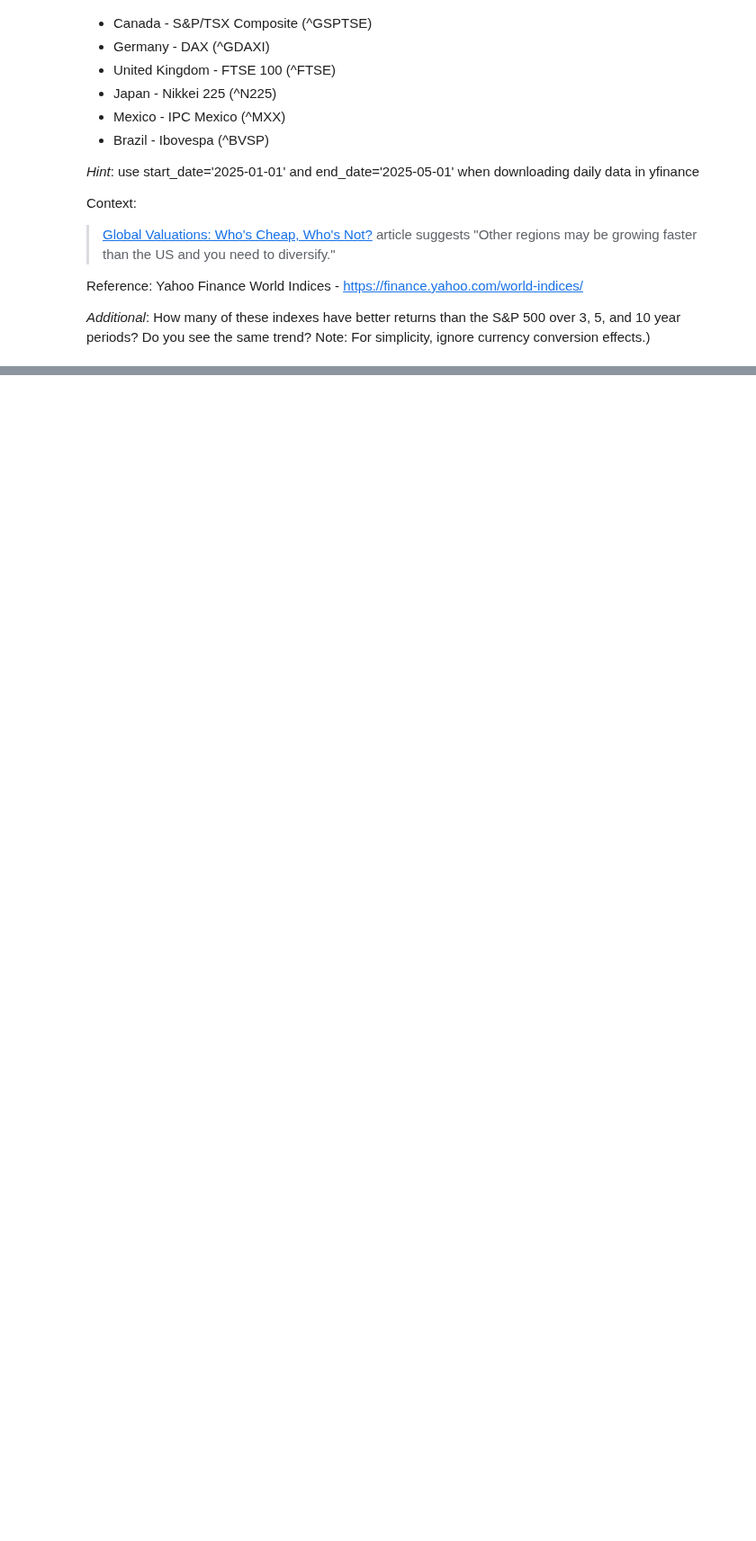
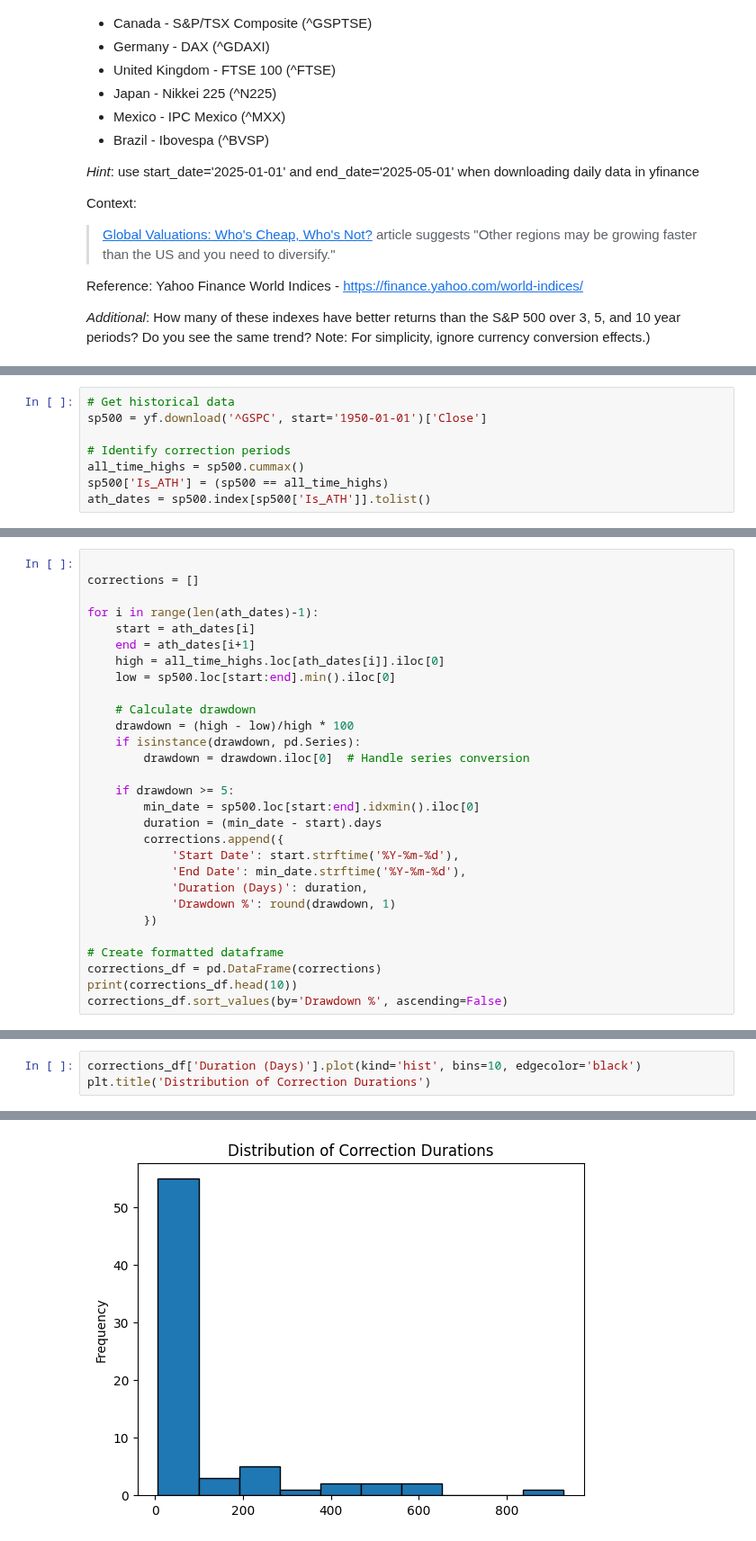
Before and after one commit to jamontanac/stock-market-project, a Jupyter notebook: notebooks/homeworks/h1.ipynb, the cells around one changed output, grey strips where cells are left out. Shown at 90% size. Drawn from its saved outputs; the diff is of its cells as text; blank space fills up the shorter version.

```diff
--- a/notebooks/homeworks/h1.ipynb
+++ b/notebooks/homeworks/h1.ipynb
@@ -163,0 +237,8 @@ Timestamp('2025-04-29 00:00:00')
+# %%
+# Get historical data
+sp500 = yf.download('^GSPC', start='1950-01-01')['Close']
+
+# Identify correction periods
+all_time_highs = sp500.cummax()
+sp500['Is_ATH'] = (sp500 == all_time_highs)
+ath_dates = sp500.index[sp500['Is_ATH']].tolist()
@@ -163,0 +248,29 @@ Timestamp('2025-04-29 00:00:00')
+# %%
+
+corrections = []
+
+for i in range(len(ath_dates)-1):
+    start = ath_dates[i]
+    end = ath_dates[i+1]
+    high = all_time_highs.loc[ath_dates[i]].iloc[0]
+    low = sp500.loc[start:end].min().iloc[0]
+
+    # Calculate drawdown
+    drawdown = (high - low)/high * 100
+    if isinstance(drawdown, pd.Series):
+        drawdown = drawdown.iloc[0]  # Handle series conversion
+
+    if drawdown >= 5:
+        min_date = sp500.loc[start:end].idxmin().iloc[0]
+        duration = (min_date - start).days
+        corrections.append({
+            'Start Date': start.strftime('%Y-%m-%d'),
+            'End Date': min_date.strftime('%Y-%m-%d'),
+            'Duration (Days)': duration,
+            'Drawdown %': round(drawdown, 1)
+        })
+
+# Create formatted dataframe
+corrections_df = pd.DataFrame(corrections)
+print(corrections_df.head(10))
+corrections_df.sort_values(by='Drawdown %', ascending=False)
@@ -163,0 +314,4 @@ Timestamp('2025-04-29 00:00:00')
+# %%
+corrections_df['Duration (Days)'].plot(kind='hist', bins=10, edgecolor='black')
+plt.title('Distribution of Correction Durations')
+# %% [output]
@@ -163,0 +319 @@ Timestamp('2025-04-29 00:00:00')
+[figure, added]
```
Also changed, not shown: parts of 18 cells of this notebook.
